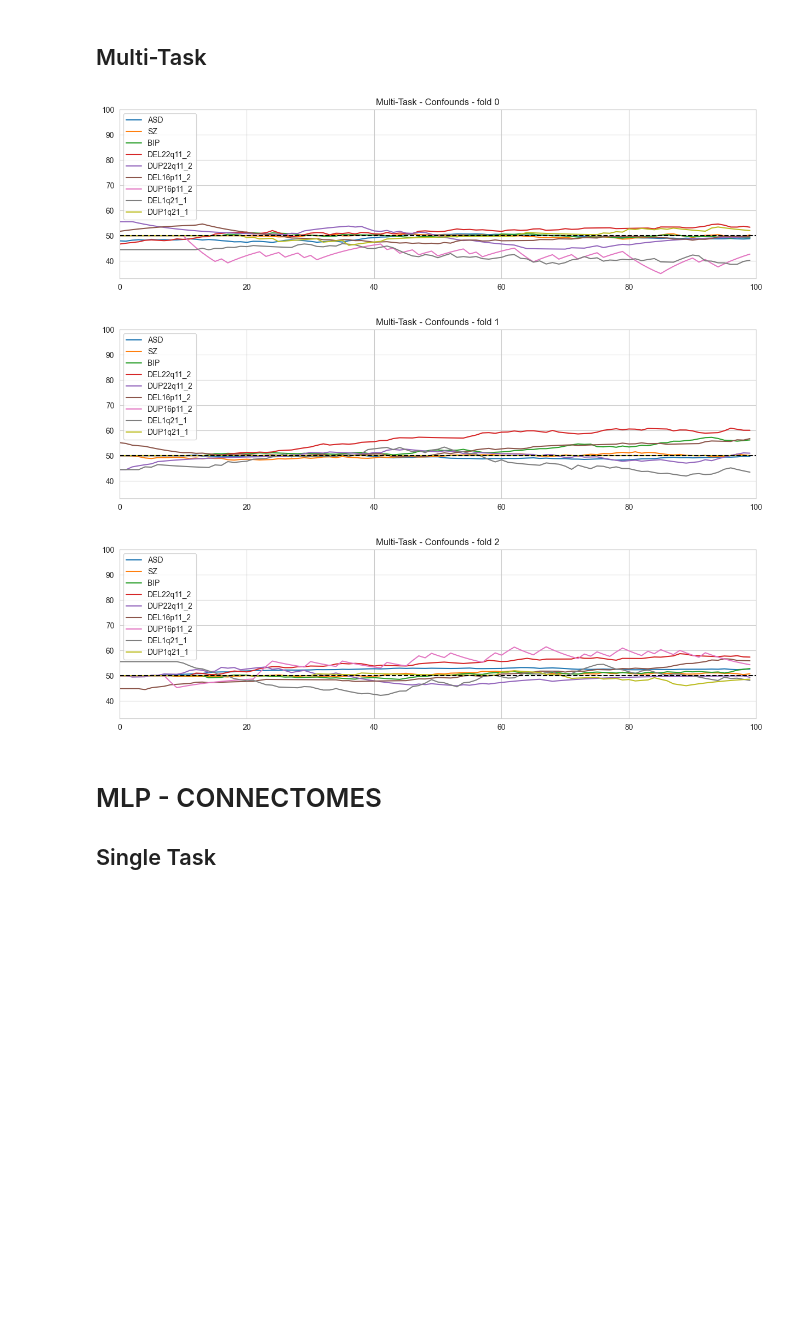
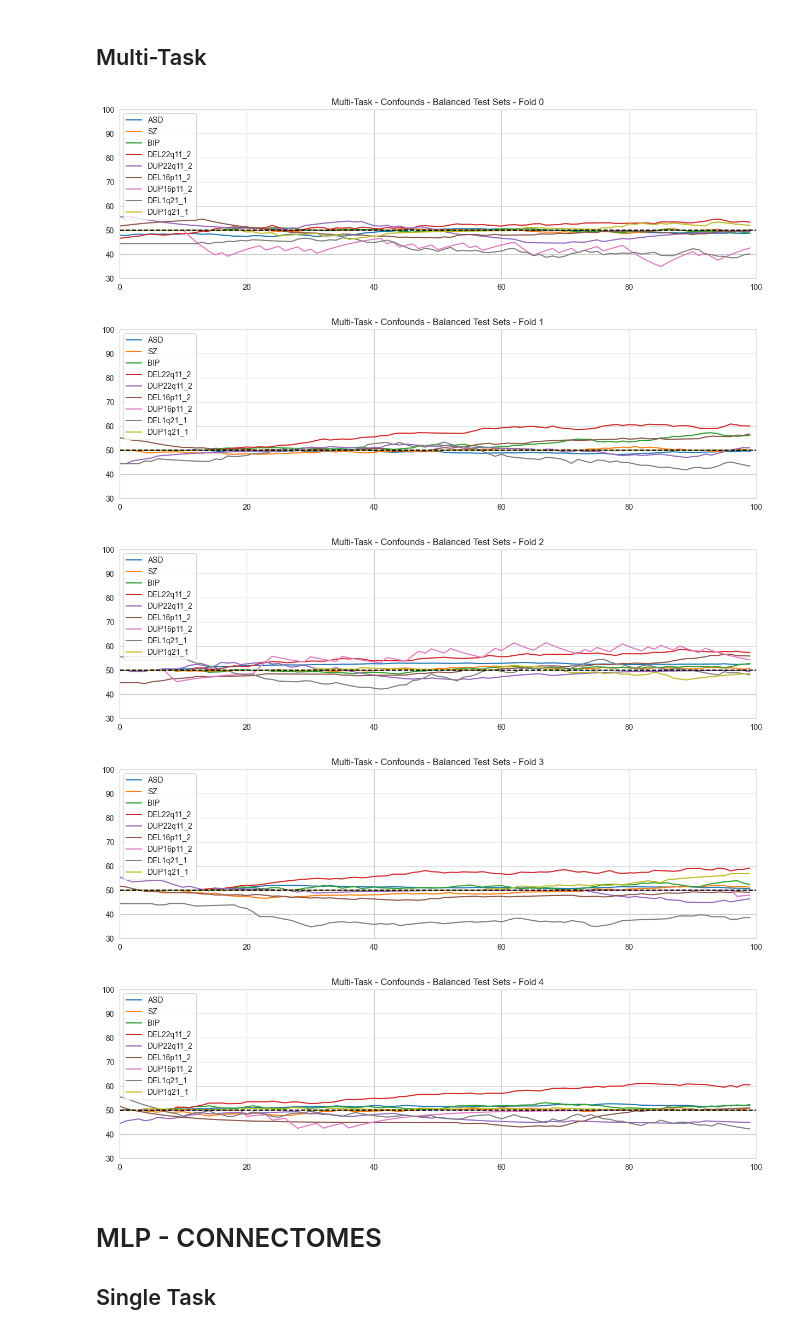
Before and after one commit to harveyaa/neuropsych_mtl, a Jupyter notebook: MTL/MTL_plots.ipynb, the cells around one changed output. Cells and saved outputs as stored; diff of their text form; code cells hidden in the pictures; blank space fills up the shorter version.

Commit message:
added plots

```diff
--- a/MTL/MTL_plots.ipynb
+++ b/MTL/MTL_plots.ipynb
@@ -50,7 +50,7 @@ for case in res_single_conf:
     plt.xlim(0,100)
     for i,df in enumerate(res_single_conf[case]):
         sns.lineplot(x=df.index,y=smooth(df['Accuracy/test']),data=df,label=f'fold_{i}')
-    plt.title(f'{case} - Confounds')
+    plt.title(f'{case} - Confounds - Balanced Test Sets')
     plt.hlines(50,-5,105,ls='--',color='black')
     plt.legend(loc="upper left")
     plt.savefig(os.path.join(p_out_parent,f'confounds/figures/{case}.png'),dpi=300)
@@ -68,7 +68,7 @@ for case in res_single_conf:
 # %% [markdown]
 ## Multi-Task
 # %%
-n_folds = 3
+n_folds = 5
 
 p = os.path.join(p_parent,'confounds/all')
 folds_conf = []
@@ -80,20 +80,22 @@ for i in range(n_folds):
 # %%
 for i,df in enumerate(folds_conf):
     plt.figure(figsize=(15,4))
     for case in cases:
         sns.lineplot(x=df.index,y=smooth(df[case]['Accuracy/test']),data=df[case],label=case)
-    plt.title(f'Multi-Task - Confounds - fold {i}')
+    plt.title(f'Multi-Task - Confounds - Balanced Test Sets - Fold {i}')
 
     plt.xlim(0,100)
-    plt.ylim(33,100)
+    plt.ylim(30,100)
     plt.legend(loc="upper left")
     plt.hlines(50,-5,105,ls='--',color='black')
     plt.savefig(os.path.join(p_out_parent,f'confounds/figures/all_fold{i}.png'))
     plt.show()
 # %% [output]
-[figure, old version]
+[figure, new version]
-[figure, old version]
+[figure, new version]
-[figure, old version]
+[figure, new version]
+[figure, added]
+[figure, added]
 # %% [markdown]
 # MLP - CONNECTOMES
 ## Single Task
```
Also changed, not shown: parts of 5 cells of this notebook, 28 other files.
